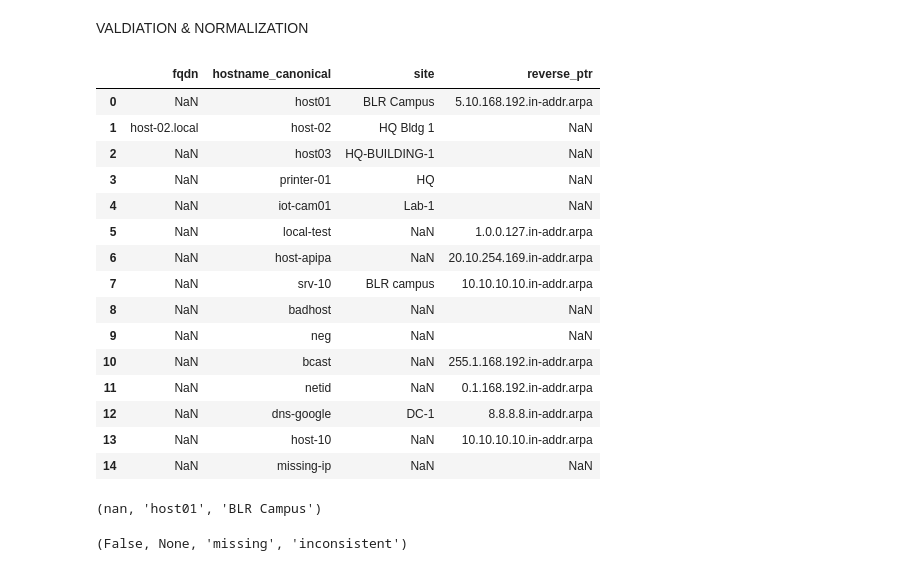
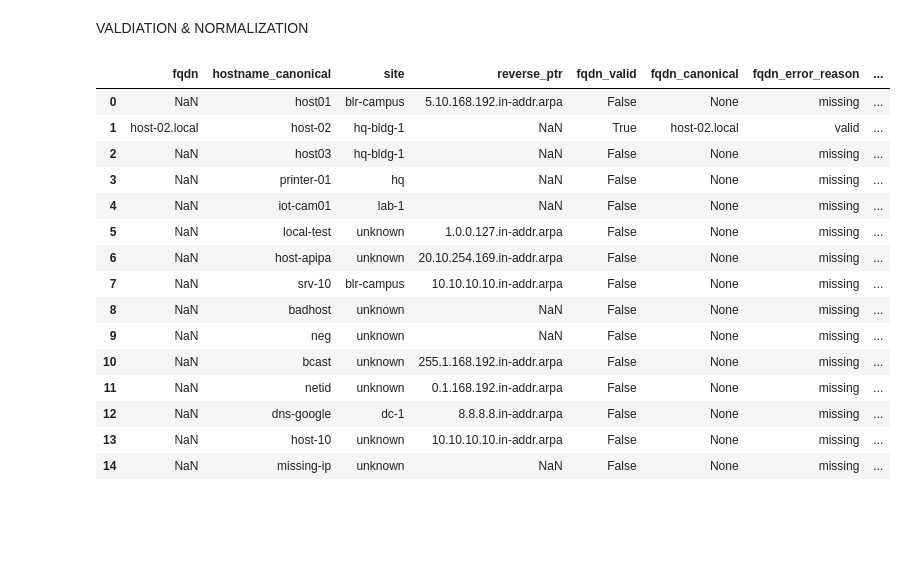
Before and after one commit to jperal720/network-inventory-cleaning-and-validation, a Jupyter notebook: notebooks/data_cleansing.ipynb, the cells around one changed output. Drawn from its saved outputs; the diff is of its cells as text; code cells hidden in the pictures; blank space fills up the shorter version.

```diff
--- a/notebooks/data_cleansing.ipynb
+++ b/notebooks/data_cleansing.ipynb
@@ -281,0 +321,8 @@ df_hostname
+# %%
+df_site = pd.DataFrame()
+
+df_site['original_site'] = df_raw['site']
+df_site['site_normalized'] = df_raw['site'].apply(
+    lambda x: pd.Series(normalize_site(x))
+)
+df_site
@@ -373,35 +439,32 @@ def generate_reverse_ptr(ip):
 # %%
 df_fqdn = pd.DataFrame()
 df_fqdn['fqdn'] = df_raw['fqdn']
 df_fqdn['hostname_canonical'] = df_hostname['hostname_canonical']
-df_fqdn['site'] = df_raw['site']
+df_fqdn['site'] = df_site['site_normalized']
 df_fqdn[['reverse_ptr']] = df_final['ip'].apply(
     lambda x: pd.Series(generate_reverse_ptr(x))
 )
+df_fqdn[['fqdn_valid', 'fqdn_canonical', 'fqdn_error_reason', 'fqdn_consistency']] = (
+    df_fqdn.apply(
+        lambda x: validate_fqdn(x['fqdn'], x['hostname_canonical'], x['site']),
+        axis='columns'
+    ).apply(pd.Series)
+)
 df_fqdn
 # %% [output]
-|  | fqdn | hostname_canonical | site | reverse_ptr |
-| 0 | NaN | host01 | BLR Campus | 5.10.168.192.in-addr.arpa |
-| 1 | host-02.local | host-02 | HQ Bldg 1 | NaN |
-| 2 | NaN | host03 | HQ-BUILDING-1 | NaN |
-| 3 | NaN | printer-01 | HQ | NaN |
-| 4 | NaN | iot-cam01 | Lab-1 | NaN |
-| 5 | NaN | local-test | NaN | 1.0.0.127.in-addr.arpa |
-| 6 | NaN | host-apipa | NaN | 20.10.254.169.in-addr.arpa |
-| 7 | NaN | srv-10 | BLR campus | 10.10.10.10.in-addr.arpa |
-| 8 | NaN | badhost | NaN | NaN |
-| 9 | NaN | neg | NaN | NaN |
-| 10 | NaN | bcast | NaN | 255.1.168.192.in-addr.arpa |
-| 11 | NaN | netid | NaN | 0.1.168.192.in-addr.arpa |
-| 12 | NaN | dns-google | DC-1 | 8.8.8.8.in-addr.arpa |
-| 13 | NaN | host-10 | NaN | 10.10.10.10.in-addr.arpa |
-| 14 | NaN | missing-ip | NaN | NaN |
+|  | fqdn | hostname_canonical | site | reverse_ptr | fqdn_valid | fqdn_canonical | fqdn_error_reason | ... |
+| 0 | NaN | host01 | blr-campus | 5.10.168.192.in-addr.arpa | False | None | missing | ... |
+| 1 | host-02.local | host-02 | hq-bldg-1 | NaN | True | host-02.local | valid | ... |
+| 2 | NaN | host03 | hq-bldg-1 | NaN | False | None | missing | ... |
+| 3 | NaN | printer-01 | hq | NaN | False | None | missing | ... |
+| 4 | NaN | iot-cam01 | lab-1 | NaN | False | None | missing | ... |
+| 5 | NaN | local-test | unknown | 1.0.0.127.in-addr.arpa | False | None | missing | ... |
+| 6 | NaN | host-apipa | unknown | 20.10.254.169.in-addr.arpa | False | None | missing | ... |
+| 7 | NaN | srv-10 | blr-campus | 10.10.10.10.in-addr.arpa | False | None | missing | ... |
+| 8 | NaN | badhost | unknown | NaN | False | None | missing | ... |
+| 9 | NaN | neg | unknown | NaN | False | None | missing | ... |
+| 10 | NaN | bcast | unknown | 255.1.168.192.in-addr.arpa | False | None | missing | ... |
+| 11 | NaN | netid | unknown | 0.1.168.192.in-addr.arpa | False | None | missing | ... |
+| 12 | NaN | dns-google | dc-1 | 8.8.8.8.in-addr.arpa | False | None | missing | ... |
+| 13 | NaN | host-10 | unknown | 10.10.10.10.in-addr.arpa | False | None | missing | ... |
+| 14 | NaN | missing-ip | unknown | NaN | False | None | missing | ... |
-# %%
-df_fqdn.iloc[0].fqdn, df_fqdn.iloc[0].hostname_canonical, df_fqdn.iloc[0].site
-# %% [output]
-(nan, 'host01', 'BLR Campus')
-# %%
-fqdn_valid, fqdn_canonical, fqdn_error_reason, fqdn_consistency = validate_fqdn(df_fqdn.iloc[0].fqdn, df_fqdn.iloc[0].hostname_canonical, df_fqdn.iloc[0].site)
-fqdn_valid, fqdn_canonical, fqdn_error_reason, fqdn_consistency
-# %% [output]
-(False, None, 'missing', 'inconsistent')
```
Also changed, not shown: parts of 25 cells of this notebook.
